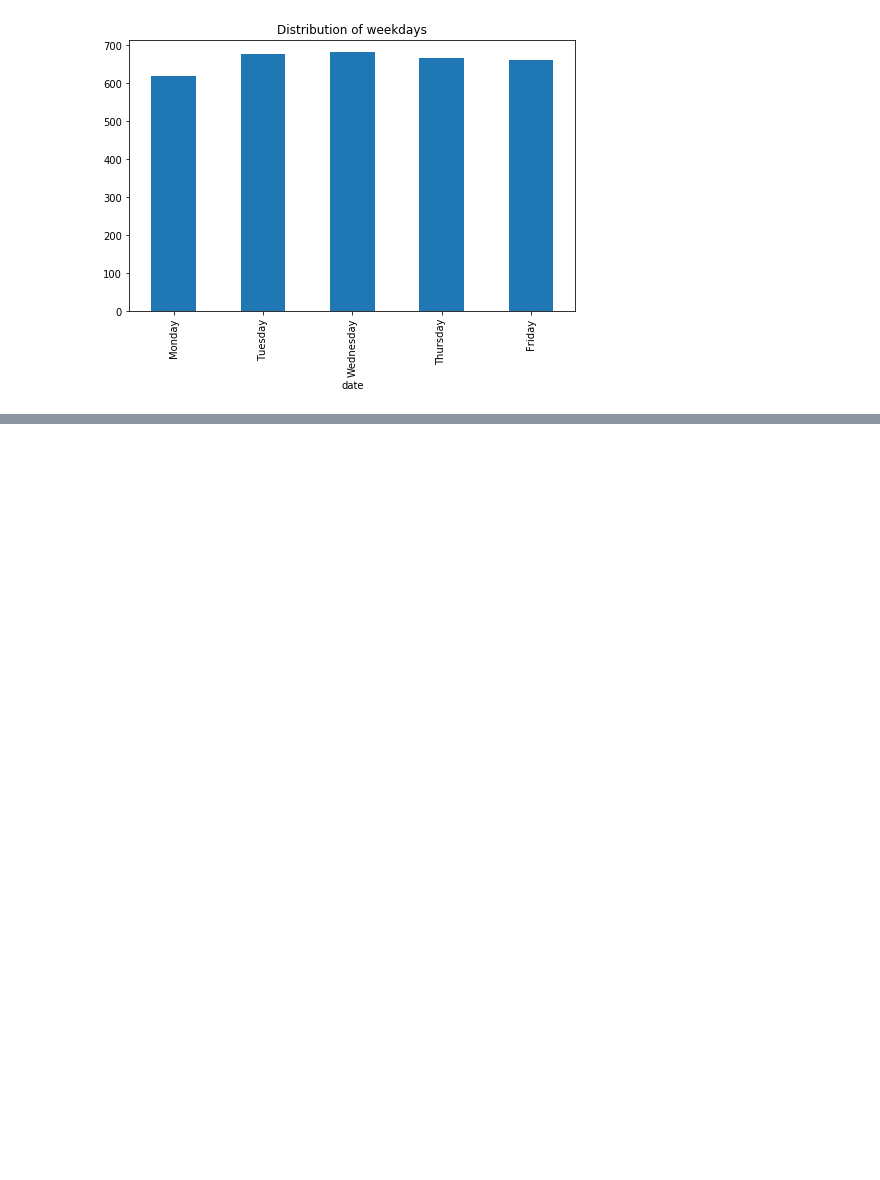
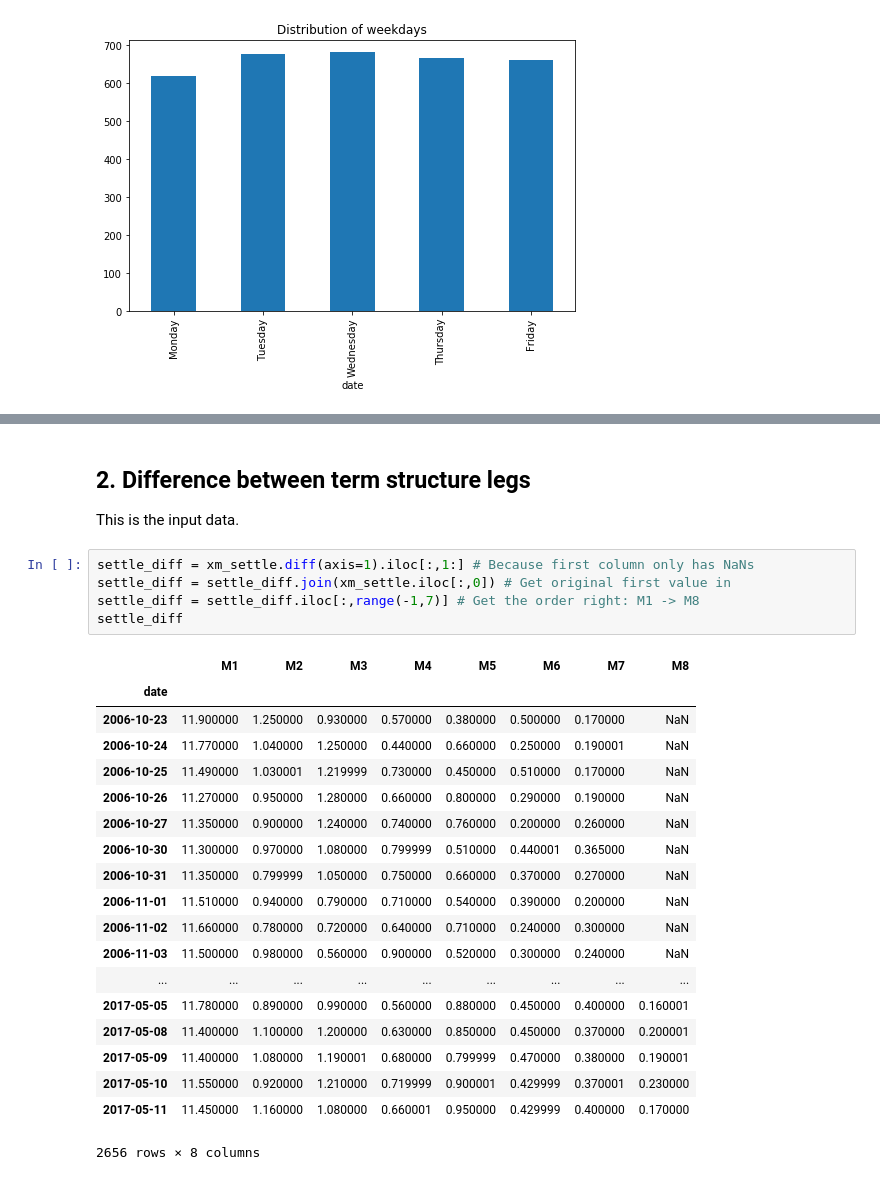
Before and after one commit to leyhline/vix-term-structure, a Jupyter notebook: overview.ipynb, the cells around one changed output, grey strips where cells are left out. Drawn from its saved outputs; the diff is of its cells as text; blank space fills up the shorter version.

```diff
--- a/overview.ipynb
+++ b/overview.ipynb
@@ -230,0 +259,29 @@ plt.show()
+# %% [markdown]
+## 2. Difference between term structure legs
+
+This is the input data.
+# %%
+settle_diff = xm_settle.diff(axis=1).iloc[:,1:] # Because first column only has NaNs
+settle_diff = settle_diff.join(xm_settle.iloc[:,0]) # Get original first value in
+settle_diff = settle_diff.iloc[:,range(-1,7)] # Get the order right: M1 -> M8
+settle_diff
+# %% [output]
+|  | M1 | M2 | M3 | M4 | M5 | M6 | M7 | M8 |
+| date |  |  |  |  |  |  |  |  |
+| 2006-10-23 | 11.900000 | 1.250000 | 0.930000 | 0.570000 | 0.380000 | 0.500000 | 0.170000 | NaN |
+| 2006-10-24 | 11.770000 | 1.040000 | 1.250000 | 0.440000 | 0.660000 | 0.250000 | 0.190001 | NaN |
+| 2006-10-25 | 11.490000 | 1.030001 | 1.219999 | 0.730000 | 0.450000 | 0.510000 | 0.170000 | NaN |
+| 2006-10-26 | 11.270000 | 0.950000 | 1.280000 | 0.660000 | 0.800000 | 0.290000 | 0.190000 | NaN |
+| 2006-10-27 | 11.350000 | 0.900000 | 1.240000 | 0.740000 | 0.760000 | 0.200000 | 0.260000 | NaN |
+| 2006-10-30 | 11.300000 | 0.970000 | 1.080000 | 0.799999 | 0.510000 | 0.440001 | 0.365000 | NaN |
+| 2006-10-31 | 11.350000 | 0.799999 | 1.050000 | 0.750000 | 0.660000 | 0.370000 | 0.270000 | NaN |
+| 2006-11-01 | 11.510000 | 0.940000 | 0.790000 | 0.710000 | 0.540000 | 0.390000 | 0.200000 | NaN |
+| 2006-11-02 | 11.660000 | 0.780000 | 0.720000 | 0.640000 | 0.710000 | 0.240000 | 0.300000 | NaN |
+| 2006-11-03 | 11.500000 | 0.980000 | 0.560000 | 0.900000 | 0.520000 | 0.300000 | 0.240000 | NaN |
+| ... | ... | ... | ... | ... | ... | ... | ... | ... |
+| 2017-05-05 | 11.780000 | 0.890000 | 0.990000 | 0.560000 | 0.880000 | 0.450000 | 0.400000 | 0.160001 |
+| 2017-05-08 | 11.400000 | 1.100000 | 1.200000 | 0.630000 | 0.850000 | 0.450000 | 0.370000 | 0.200001 |
+| 2017-05-09 | 11.400000 | 1.080000 | 1.190001 | 0.680000 | 0.799999 | 0.470000 | 0.380000 | 0.190001 |
+| 2017-05-10 | 11.550000 | 0.920000 | 1.210000 | 0.719999 | 0.900001 | 0.429999 | 0.370001 | 0.230000 |
+| 2017-05-11 | 11.450000 | 1.160000 | 1.080000 | 0.660001 | 0.950000 | 0.429999 | 0.400000 | 0.170000 |
+2656 rows × 8 columns
```
Also changed, not shown: parts of 14 cells of this notebook.
